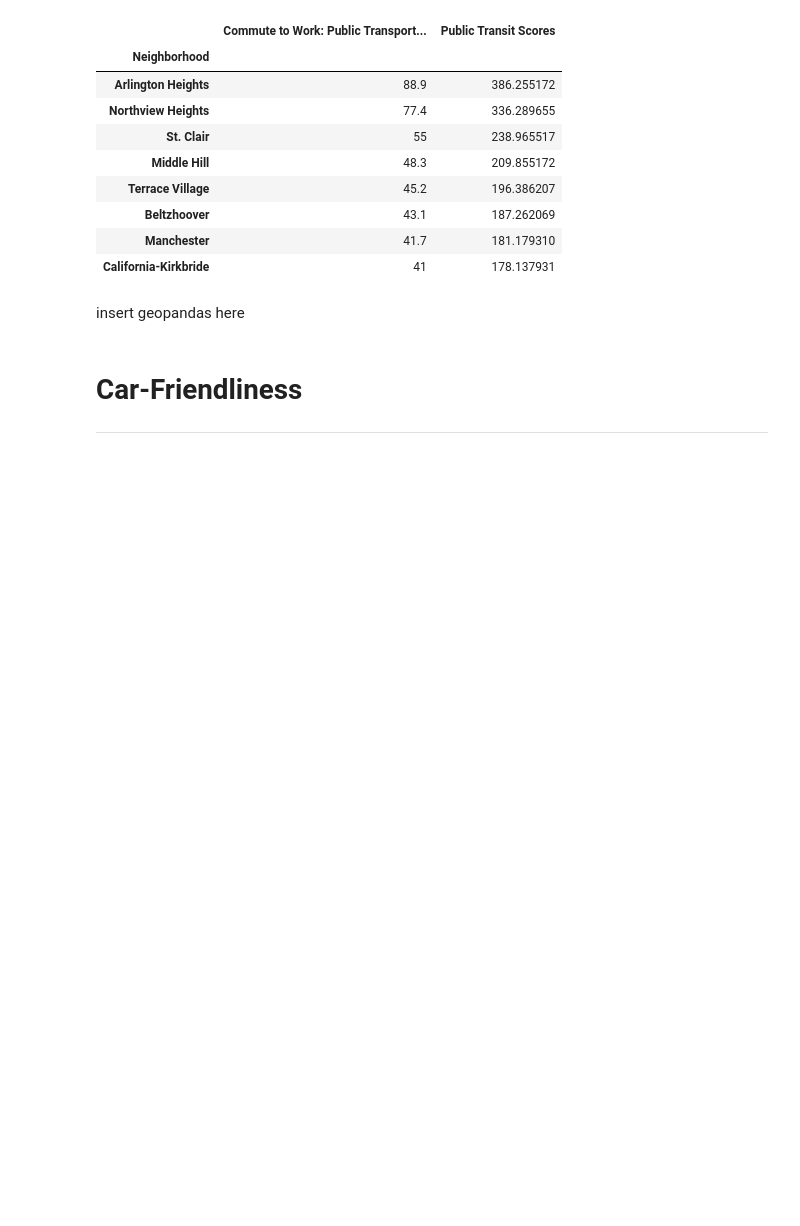
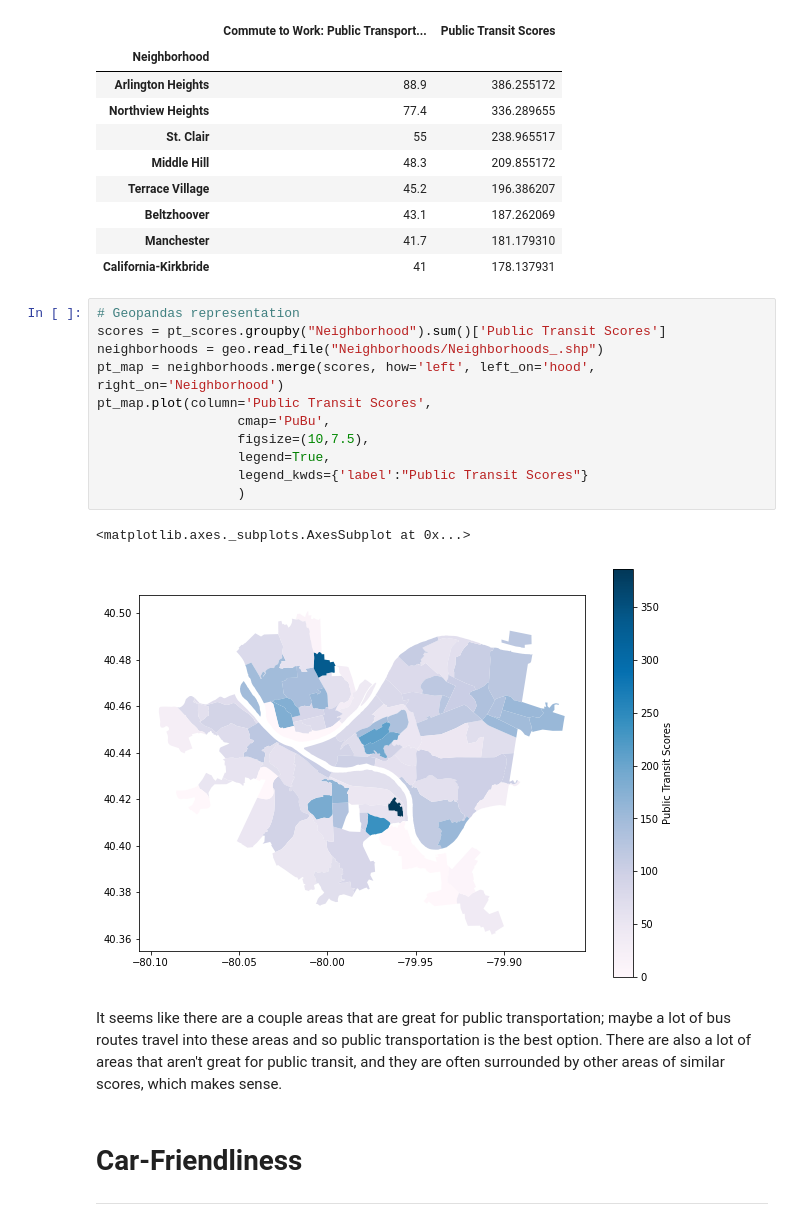
Before and after one commit to Nick0306/Big_Ideas_Final_Project, a Jupyter notebook: Dataset Notebooks/Transportation.ipynb, the cells around one changed output. Cells and saved outputs as stored; diff of their text form; blank space fills up the shorter version.

Commit message:
Added geopandas representations

```diff
--- a/Dataset Notebooks/Transportation.ipynb
+++ b/Dataset Notebooks/Transportation.ipynb
@@ -43,8 +43,22 @@ pt_scores.head(8)
 | Beltzhoover | 43.1 | 187.262069 |
 | Manchester | 41.7 | 181.179310 |
 | California-Kirkbride | 41 | 178.137931 |
-# %% [markdown]
-insert geopandas here
+# %%
+# Geopandas representation
+scores = pt_scores.groupby("Neighborhood").sum()['Public Transit Scores']
+neighborhoods = geo.read_file("Neighborhoods/Neighborhoods_.shp")
+pt_map = neighborhoods.merge(scores, how='left', left_on='hood', right_on='Neighborhood')
+pt_map.plot(column='Public Transit Scores',
+                  cmap='PuBu',
+                  figsize=(10,7.5),
+                  legend=True,
+                  legend_kwds={'label':"Public Transit Scores"}
+                  )
+# %% [output]
+<matplotlib.axes._subplots.AxesSubplot at 0x...>
+[figure, added]
+# %% [markdown]
+It seems like there are a couple areas that are great for public transportation; maybe a lot of bus routes travel into these areas and so public transportation is the best option. There are also a lot of areas that aren't great for public transit, and they are often surrounded by other areas of similar scores, which makes sense.
 # %% [markdown]
 # Car-Friendliness
 - - -
```
Also changed, not shown: parts of 5 cells of this notebook.
